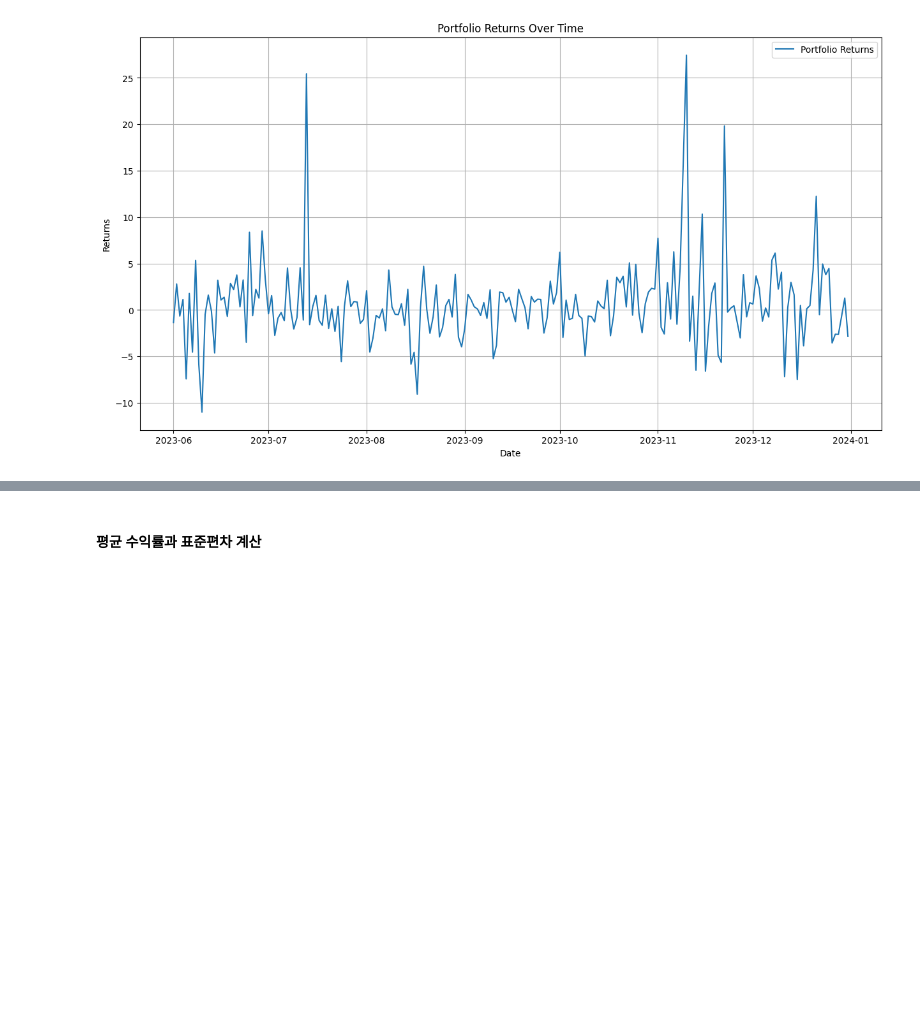
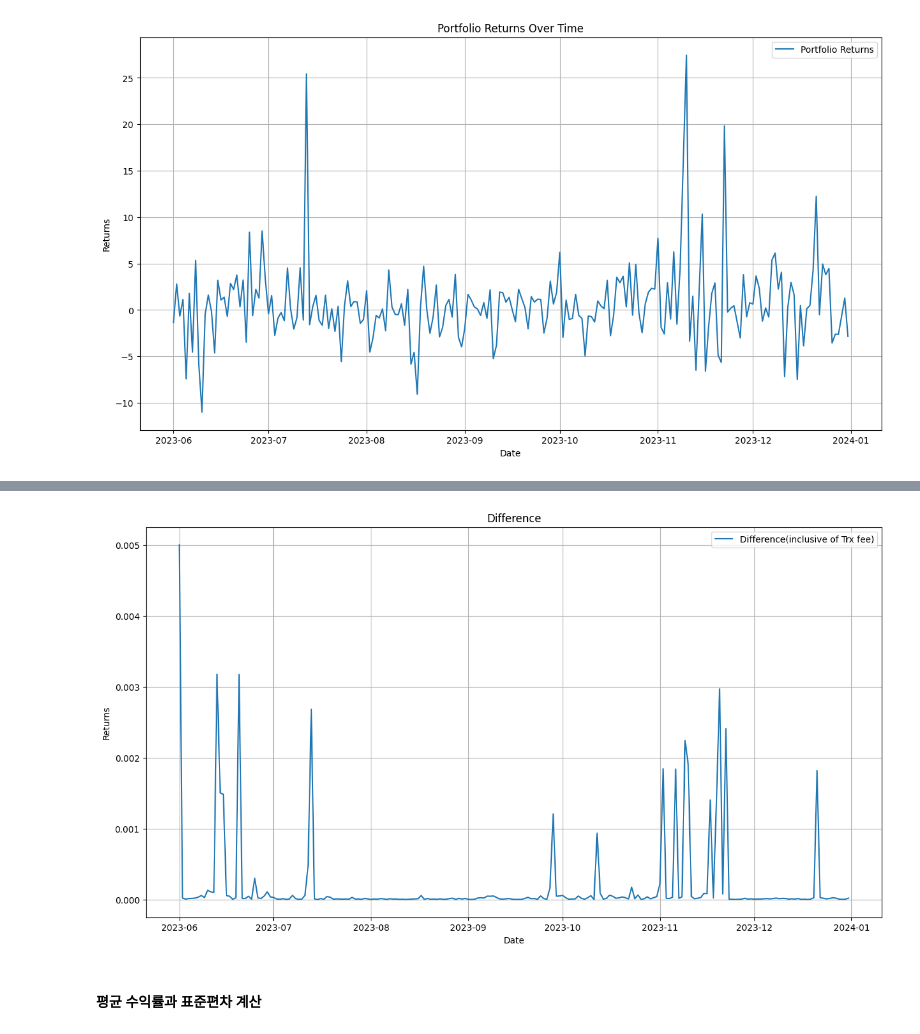
Before and after one commit to SsuFin/Sentiment-Portfolio-Asset-allocation, a Jupyter notebook: Black_Litterman/Black_Litterman.ipynb, the cells around one changed output, grey strips where cells are left out. Cells and saved outputs as stored; diff of their text form; code cells hidden in the pictures; blank space fills up the shorter version.

```diff
--- a/Black_Litterman/Black_Litterman.ipynb
+++ b/Black_Litterman/Black_Litterman.ipynb
@@ -591,0 +714,9 @@ plt.show()
+# %%
+# 각 날짜별로 원래 포트폴리오 수익률과 거래 비용을 고려한 포트폴리오 수익률의 차이를 계산합니다.
+difference_in_returns = {}
+for date in rolling_cov_matrices.keys():
+    # 원래 포트폴리오 수익률에서 거래 비용을 고려한 포트폴리오 수익률을 뺍니다.
+    difference_in_returns[date] = portfolio_returns[date] - portfolio_returns2[date]
+
+# 차이 결과 확인
+difference_in_returns
@@ -592,3 +741,14 @@ plt.show()
+# %%
+plt.figure(figsize=(15, 8))
+plt.plot(difference_in_returns.keys(), difference_in_returns.values(), label='Difference(inclusive of Trx fee)')
+plt.xlabel('Date')
+plt.ylabel('Returns')
+plt.title('Difference')
+plt.legend()
+plt.grid(True)
+plt.show()
+# %% [output]
+[figure, added]
 # %% [markdown]
 #### 평균 수익률과 표준편차 계산
 # %%
```
Also changed, not shown: parts of 8 cells of this notebook.
